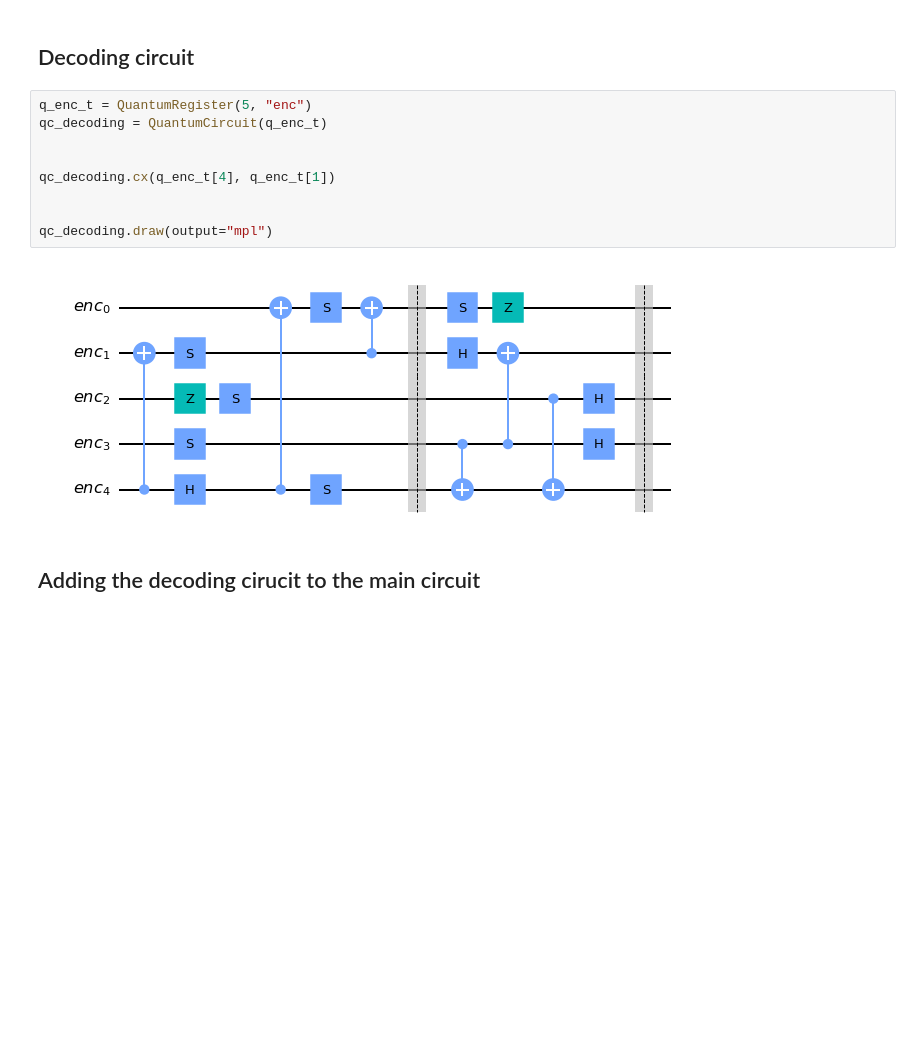
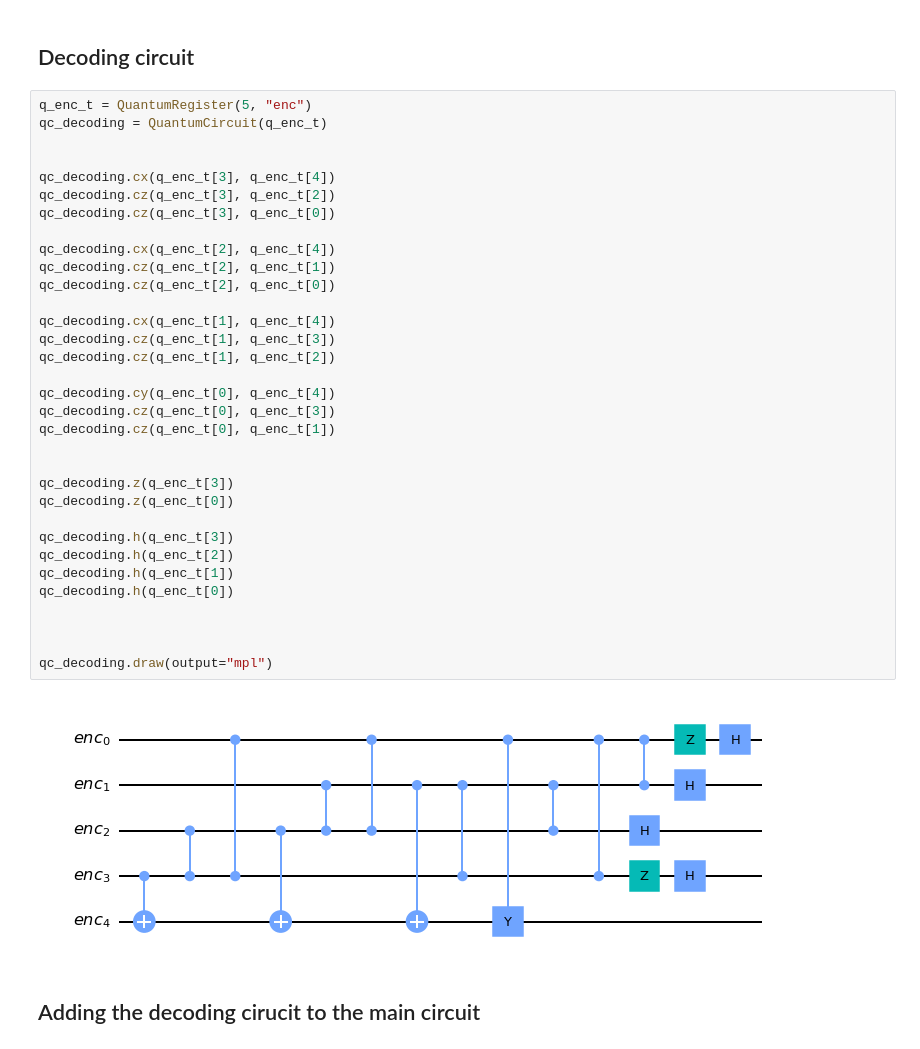
Before and after one commit to DiegoArcelli/Quantum-Error-Correction-Report, a Jupyter notebook: code/five_qubit_code.ipynb, the cells around one changed output. Cells and saved outputs as stored; diff of their text form; blank space fills up the shorter version.

```diff
--- a/code/five_qubit_code.ipynb
+++ b/code/five_qubit_code.ipynb
@@ -190,14 +179,38 @@ qc.draw("mpl")
 # %%
 q_enc_t = QuantumRegister(5, "enc")
 qc_decoding = QuantumCircuit(q_enc_t)
 
 
-qc_decoding.cx(q_enc_t[4], q_enc_t[1])
+qc_decoding.cx(q_enc_t[3], q_enc_t[4])
+qc_decoding.cz(q_enc_t[3], q_enc_t[2])
+qc_decoding.cz(q_enc_t[3], q_enc_t[0])
+
+qc_decoding.cx(q_enc_t[2], q_enc_t[4])
+qc_decoding.cz(q_enc_t[2], q_enc_t[1])
+qc_decoding.cz(q_enc_t[2], q_enc_t[0])
+
+qc_decoding.cx(q_enc_t[1], q_enc_t[4])
+qc_decoding.cz(q_enc_t[1], q_enc_t[3])
+qc_decoding.cz(q_enc_t[1], q_enc_t[2])
+
+qc_decoding.cy(q_enc_t[0], q_enc_t[4])
+qc_decoding.cz(q_enc_t[0], q_enc_t[3])
+qc_decoding.cz(q_enc_t[0], q_enc_t[1])
+
+
+qc_decoding.z(q_enc_t[3])
+qc_decoding.z(q_enc_t[0])
+
+qc_decoding.h(q_enc_t[3])
+qc_decoding.h(q_enc_t[2])
+qc_decoding.h(q_enc_t[1])
+qc_decoding.h(q_enc_t[0])
+
 
 
 qc_decoding.draw(output="mpl")
 # %% [output]
-[figure, old version]
+[figure, new version]
 # %% [markdown]
 ## Adding the decoding cirucit to the main circuit
 # %%
```
Also changed, not shown: parts of 8 cells of this notebook, 2 other files.
